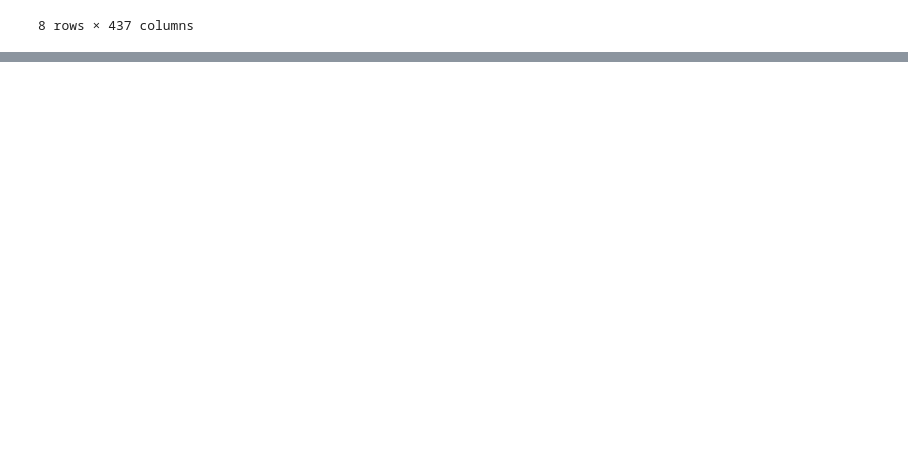
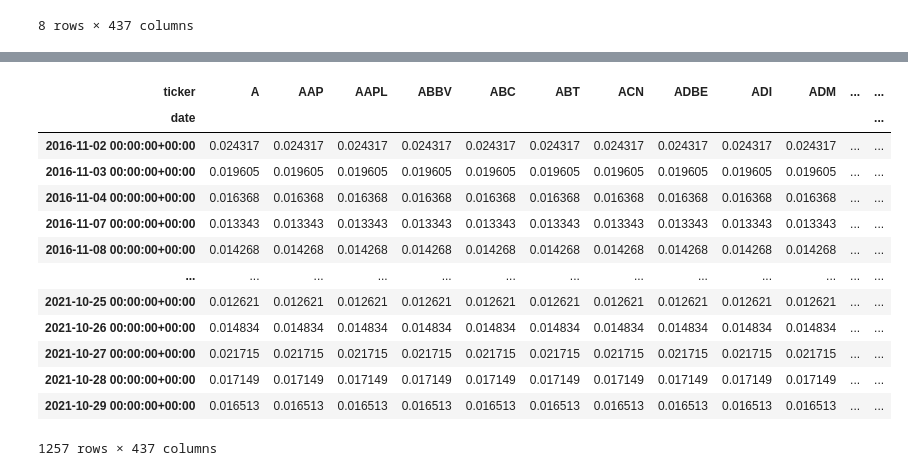
Before and after one commit to nmaiorana/svi-trading-tools, a Jupyter notebook: tools/experimentation.ipynb, the cells around one changed output, grey strips where cells are left out. Cells and saved outputs as stored; diff of their text form; code cells hidden in the pictures; blank space fills up the shorter version.

```diff
--- a/tools/experimentation.ipynb
+++ b/tools/experimentation.ipynb
@@ -328,0 +395,19 @@ alpha_factors.factor_data.describe()
+# %%
+daily_disp = alpha_factors.FactorReturns(price_histories, 1).factor_data
+daily_disp[daily_disp.columns] = np.sqrt(np.nanmean(daily_disp.sub(daily_disp.mean(axis=1), axis=0)** 2, axis=1)).reshape(-1, 1)
+daily_disp
+# %% [output]
+| ticker | A | AAP | AAPL | ABBV | ABC | ABT | ACN | ADBE | ADI | ADM | ... | ... |
+| date |  |  |  |  |  |  |  |  |  |  |  | ... |
+| 2016-11-02 00:00:00+00:00 | 0.024317 | 0.024317 | 0.024317 | 0.024317 | 0.024317 | 0.024317 | 0.024317 | 0.024317 | 0.024317 | 0.024317 | ... | ... |
+| 2016-11-03 00:00:00+00:00 | 0.019605 | 0.019605 | 0.019605 | 0.019605 | 0.019605 | 0.019605 | 0.019605 | 0.019605 | 0.019605 | 0.019605 | ... | ... |
+| 2016-11-04 00:00:00+00:00 | 0.016368 | 0.016368 | 0.016368 | 0.016368 | 0.016368 | 0.016368 | 0.016368 | 0.016368 | 0.016368 | 0.016368 | ... | ... |
+| 2016-11-07 00:00:00+00:00 | 0.013343 | 0.013343 | 0.013343 | 0.013343 | 0.013343 | 0.013343 | 0.013343 | 0.013343 | 0.013343 | 0.013343 | ... | ... |
+| 2016-11-08 00:00:00+00:00 | 0.014268 | 0.014268 | 0.014268 | 0.014268 | 0.014268 | 0.014268 | 0.014268 | 0.014268 | 0.014268 | 0.014268 | ... | ... |
+| ... | ... | ... | ... | ... | ... | ... | ... | ... | ... | ... | ... | ... |
+| 2021-10-25 00:00:00+00:00 | 0.012621 | 0.012621 | 0.012621 | 0.012621 | 0.012621 | 0.012621 | 0.012621 | 0.012621 | 0.012621 | 0.012621 | ... | ... |
+| 2021-10-26 00:00:00+00:00 | 0.014834 | 0.014834 | 0.014834 | 0.014834 | 0.014834 | 0.014834 | 0.014834 | 0.014834 | 0.014834 | 0.014834 | ... | ... |
+| 2021-10-27 00:00:00+00:00 | 0.021715 | 0.021715 | 0.021715 | 0.021715 | 0.021715 | 0.021715 | 0.021715 | 0.021715 | 0.021715 | 0.021715 | ... | ... |
+| 2021-10-28 00:00:00+00:00 | 0.017149 | 0.017149 | 0.017149 | 0.017149 | 0.017149 | 0.017149 | 0.017149 | 0.017149 | 0.017149 | 0.017149 | ... | ... |
+| 2021-10-29 00:00:00+00:00 | 0.016513 | 0.016513 | 0.016513 | 0.016513 | 0.016513 | 0.016513 | 0.016513 | 0.016513 | 0.016513 | 0.016513 | ... | ... |
+1257 rows × 437 columns
```
Also changed, not shown: parts of 13 cells of this notebook, 6 other files.
